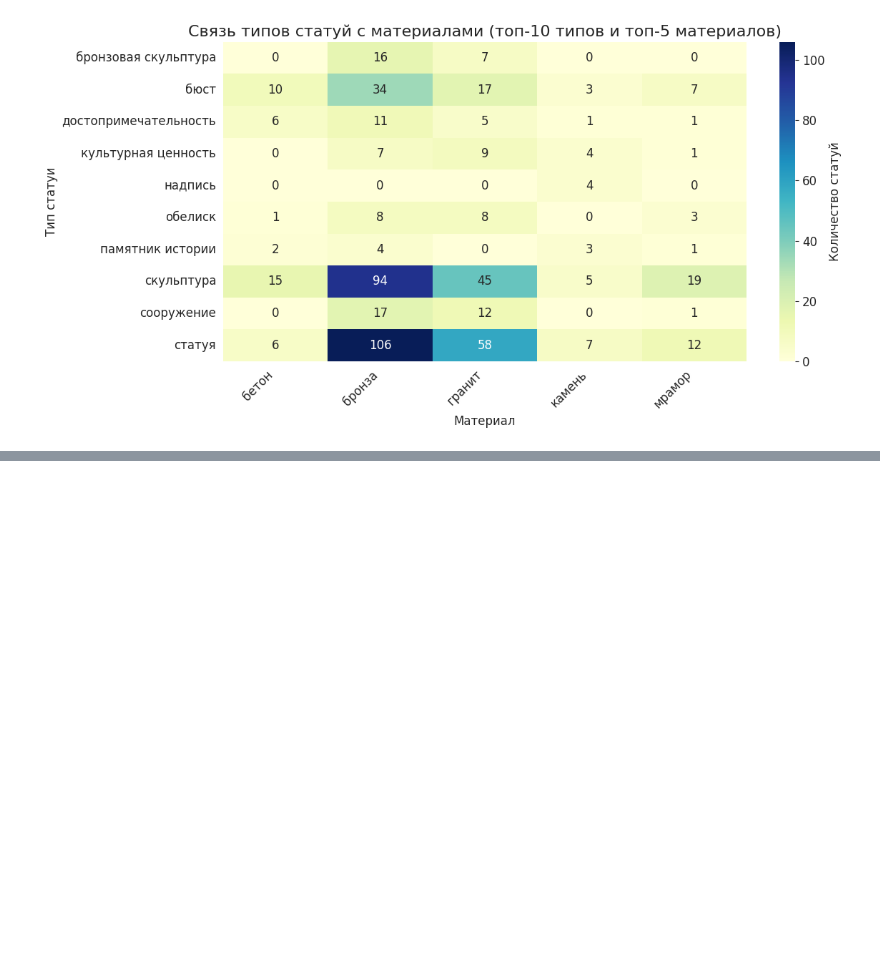
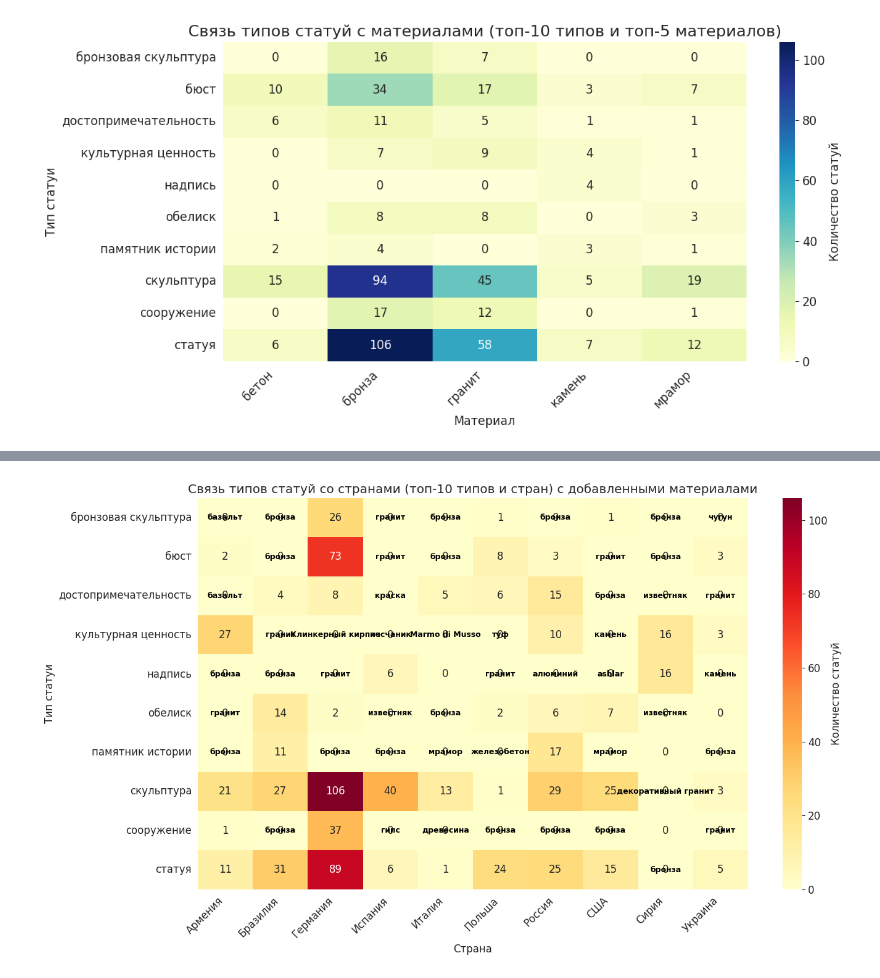
Before and after one commit to malaxovakatyunya/python-ai-Malahova-Ekaterina, a Jupyter notebook: notebooks/week3_visualization.ipynb, the cells around one changed output, grey strips where cells are left out. Saved outputs shown, nothing was run; the diff lists cells and outputs as text; code cells hidden in the pictures; blank space fills up the shorter version.

```diff
--- a/notebooks/week3_visualization.ipynb
+++ b/notebooks/week3_visualization.ipynb
@@ -1214,0 +468,10 @@ country
+# %%
+# Фильтруем данные для "Бюст" в "Германия"
+mask = (df_clean['statueType'] == 'Бюст') & (df_clean['country'] == 'Германия')
+df_bust_germany = df_clean[mask]
+
+# Подсчёт по материалам
+material_counts = df_bust_germany['material'].value_counts()
+print("Распределение материалов для 'Бюст' в 'Германия':")
+print(material_counts)
+print(f"Всего статуй типа 'Бюст' в Германии: {material_counts.sum()}")
@@ -1214,0 +675,77 @@ country
+# %%
+import matplotlib.pyplot as plt
+import seaborn as sns
+
+# Собираем все ненулевые комбинации
+cells = []
+for type_name in pivot_country.index:
+    for country in pivot_country.columns:
+        val = pivot_country.loc[type_name, country]
+        if val > 0:
+            cells.append((type_name, country, val))
+
+# Сортируем по убыванию значения
+cells_sorted = sorted(cells, key=lambda x: x[2], reverse=True)
+
+# Множество занятых координат (строка, столбец)
+occupied = set()
+# Список текстовых меток (x, y, текст)
+texts = []
+
+# Перебираем ячейки по приоритету
+for type_name, country, total in cells_sorted:
+    row_idx = pivot_country.index.get_loc(type_name)
+    col_idx = pivot_country.columns.get_loc(country)
+
+    # Ищем свободных соседей (4 направления)
+    neighbors = []
+    # вверх
+    if row_idx > 0 and pivot_country.iloc[row_idx-1, col_idx] == 0:
+        coord = (row_idx-1, col_idx)
+        if coord not in occupied:
+            neighbors.append(coord)
+    # вниз
+    if row_idx < pivot_country.shape[0]-1 and pivot_country.iloc[row_idx+1, col_idx] == 0:
+        coord = (row_idx+1, col_idx)
+        if coord not in occupied:
+            neighbors.append(coord)
+    # влево
+    if col_idx > 0 and pivot_country.iloc[row_idx, col_idx-1] == 0:
+        coord = (row_idx, col_idx-1)
+        if coord not in occupied:
+            neighbors.append(coord)
+    # вправо
+    if col_idx < pivot_country.shape[1]-1 and pivot_country.iloc[row_idx, col_idx+1] == 0:
+        coord = (row_idx, col_idx+1)
+        if coord not in occupied:
+            neighbors.append(coord)
+
+    if not neighbors:
+        continue
+
+    # Получаем топ материалов для этой комбинации (столько, сколько свободных соседей)
+    mask = (df_clean['statueType'] == type_name) & (df_clean['country'] == country)
+    material_counts = df_clean[mask]['material'].value_counts()
+    top_materials = material_counts.head(len(neighbors)).index.tolist()
+
+    # Размещаем материалы
+    for (r, c), material in zip(neighbors, top_materials):
+        occupied.add((r, c))
+        texts.append((c+0.5, r+0.5, material))
+
+# Рисуем тепловую карту
+plt.figure(figsize=(14, 8))
+sns.heatmap(pivot_country, annot=True, fmt='d', cmap='YlOrRd', cbar_kws={'label': 'Количество статуй'})
+
+# Добавляем тексты
+for x, y, text in texts:
+    plt.text(x, y, text, ha='center', va='center', fontsize=9, color='black', fontweight='bold')
+
+plt.title('Связь типов статуй со странами (топ-10 типов и стран) с добавленными материалами')
+plt.xlabel('Страна')
+plt.ylabel('Тип статуи')
+plt.xticks(rotation=45, ha='right')
+plt.tight_layout()
+plt.show()
+# %% [output]
+[figure, added]
```
Also changed, not shown: parts of 37 cells of this notebook.
